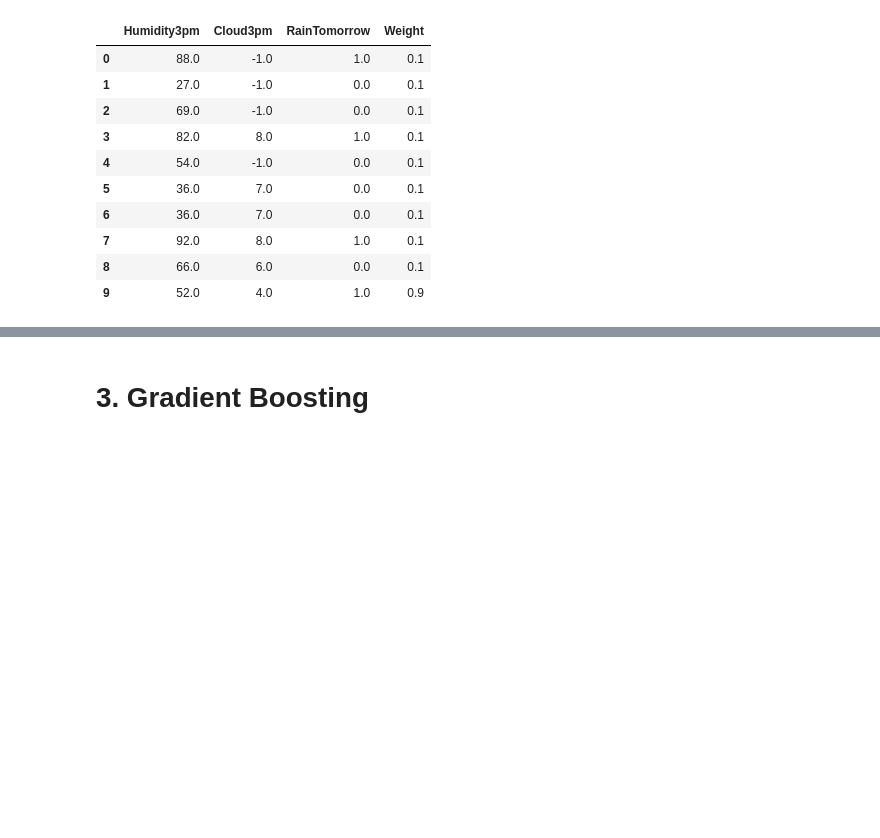
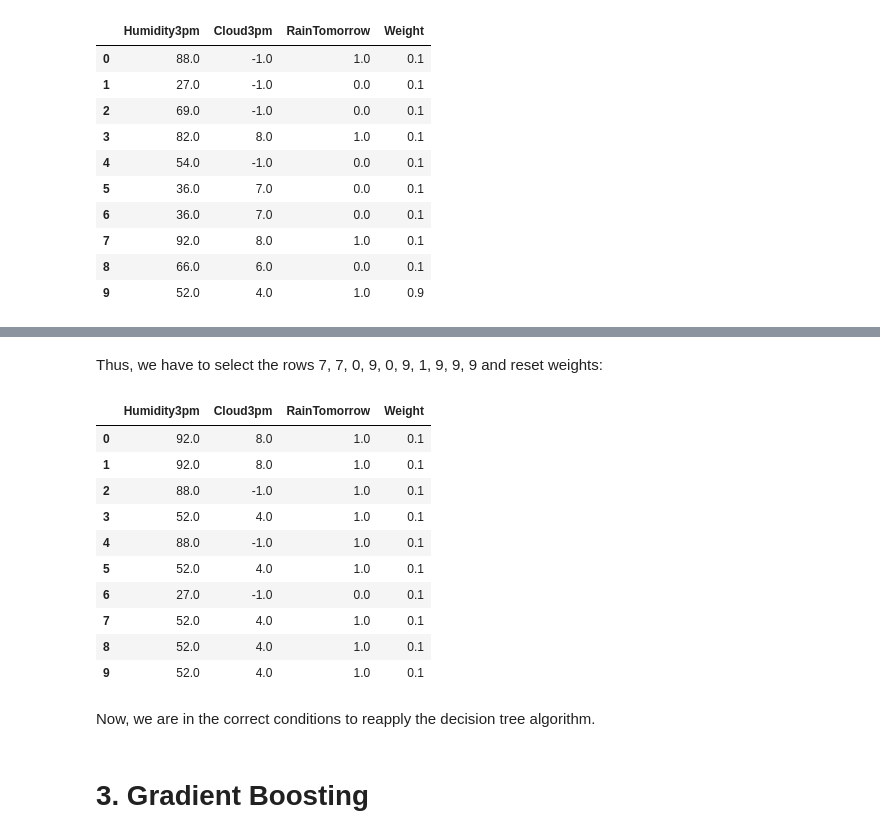
Before and after one commit to GinesMeca/TFG, a Jupyter notebook: notebooks/5. Boosting algorithms (Theory).ipynb, the cells around one changed output, grey strips where cells are left out. Saved outputs shown, nothing was run; the diff lists cells and outputs as text; code cells hidden in the pictures; blank space fills up the shorter version.

```diff
--- a/notebooks/5. Boosting algorithms (Theory).ipynb
+++ b/notebooks/5. Boosting algorithms (Theory).ipynb
@@ -264,0 +296,3 @@ So, next stump will be build according to the different weights (using the weigh
+# %%
+for i in range(0, 10):
+    print(random())
@@ -265,3 +310,29 @@ So, next stump will be build according to the different weights (using the weigh
+# %% [markdown]
+Thus, we have to select the rows 7, 7, 0, 9, 0, 9, 1, 9, 9, 9 and reset weights:
+# %%
+newtrain = pd.DataFrame()
+for row in [7, 7,  0, 9, 0, 9, 1, 9, 9, 9]:
+    newtrain = newtrain.append(dict(train.iloc[row]), ignore_index = True)
+
+newtrain = newtrain[['Humidity3pm', 'Cloud3pm', 'RainTomorrow', 'Weight', 'F']]
+
+newtrain['Weight'] = [1/10 for i in range(0, 10)]
+
+newtrain.drop(['F'], axis = 1)
+# %% [output]
+|  | Humidity3pm | Cloud3pm | RainTomorrow | Weight |
+| 0 | 92.0 | 8.0 | 1.0 | 0.1 |
+| 1 | 92.0 | 8.0 | 1.0 | 0.1 |
+| 2 | 88.0 | -1.0 | 1.0 | 0.1 |
+| 3 | 52.0 | 4.0 | 1.0 | 0.1 |
+| 4 | 88.0 | -1.0 | 1.0 | 0.1 |
+| 5 | 52.0 | 4.0 | 1.0 | 0.1 |
+| 6 | 27.0 | -1.0 | 0.0 | 0.1 |
+| 7 | 52.0 | 4.0 | 1.0 | 0.1 |
+| 8 | 52.0 | 4.0 | 1.0 | 0.1 |
+| 9 | 52.0 | 4.0 | 1.0 | 0.1 |
+# %% [markdown]
+Now, we are in the correct conditions to reapply the decision tree algorithm.
 # %% [markdown]
 # 3. Gradient Boosting
 # %% [markdown]
```
Also changed, not shown: parts of 8 cells of this notebook, 1 other file.
